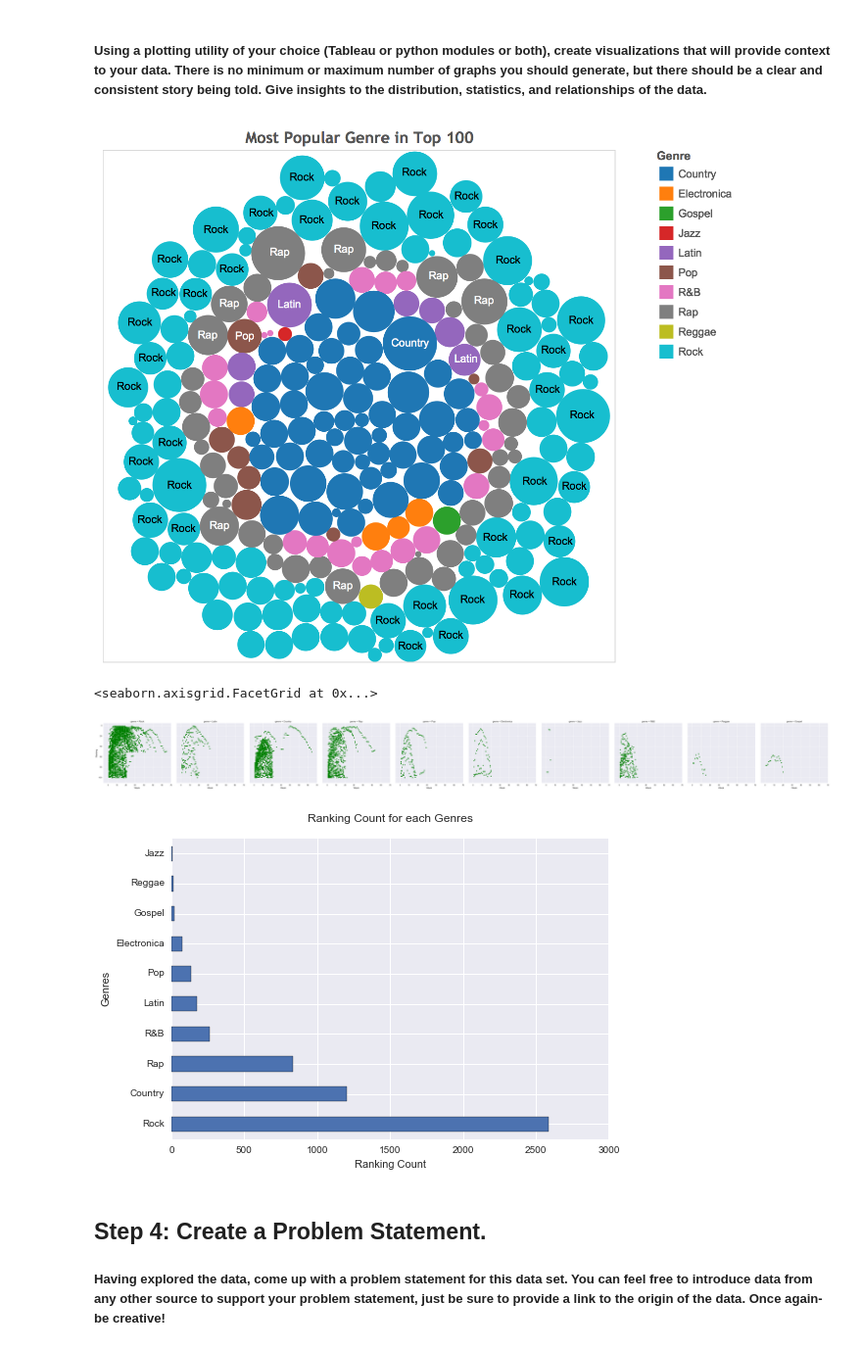
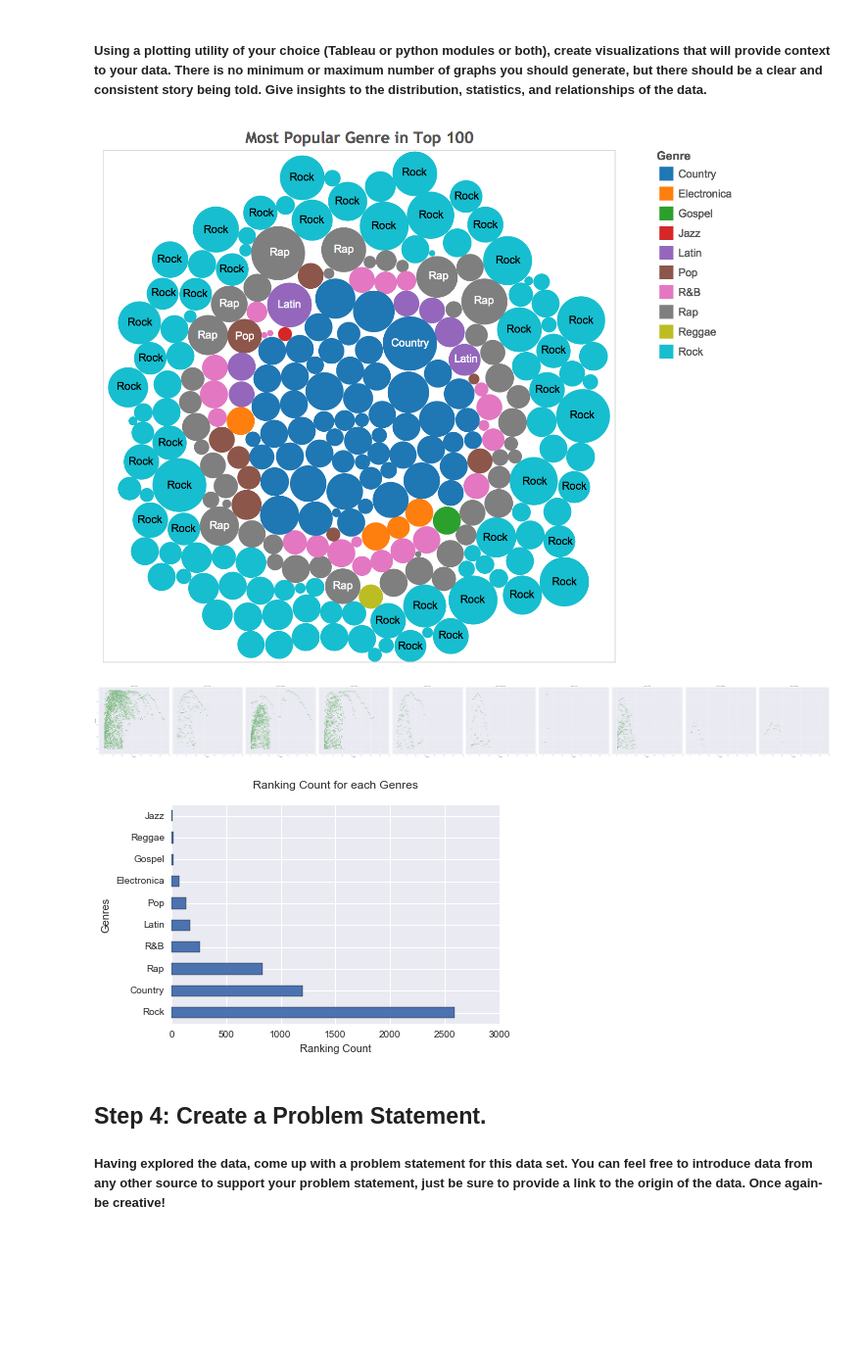
Before and after one commit to sanglee1214/Pandas, a Jupyter notebook: Project/Project 2/Notebooks/project_2.graded.ipynb, the cells around one changed output. Shown at 98% size. Cells and saved outputs as stored; diff of their text form; code cells hidden in the pictures; blank space fills up the shorter version.

Commit message:
Week 3 Day 1

```diff
--- a/Project/Project 2/Notebooks/project_2.graded.ipynb
+++ b/Project/Project 2/Notebooks/project_2.graded.ipynb
@@ -99,7 +99,7 @@ df
 ##### Using Pandas' built in `melt` function, pivot the weekly ranking data to be long rather than wide. As a result, you will have removed the 72 'week' columns and replace it with two: Week and Ranking. There will now be multiple entries for each song, one for each week on the Billboard rankings.
 # %%
 def deleteWeek(val):
-    if 'week' in x.lower():
+    if 'week' in x.lower() :
         strSplit = val.split(" ")
         weekIndex = int(strSplit[1])
         return weekIndex
@@ -108,13 +108,18 @@ def deleteWeek(val):
 weekStuff = [deleteWeek(x) for x in df.columns.tolist()]
 df.columns = weekStuff
 
-keepColumn = df.columns[:7].tolist()
+keepColumn = df.columns[1:7].tolist()
 weekColumn = df.columns[7:].tolist()
 
 newDF = pd.melt(df, id_vars=keepColumn ,value_vars=weekColumn, var_name='Week', value_name = 'Ranking')
 newDF = newDF.dropna()
 newDF.dtypes
 newDF['Week'] = newDF['Week'].astype(int)
-newDF
+newDF.sort_values('name')
 #newDF.to_csv("../assets/billboardClean.csv")
+newDF.head(10)
+
+newDFSorted = newDF.sort_values(['name', 'Week'], ascending = True)
+newDFSorted.groupby(["name", "track"], as_index=True)
+newDFSorted.head(10)
 # %% [output]
@@ -170,26 +167,25 @@ Making a dictionary
 # %%
 from IPython.display import Image
 from IPython.display import display
 %matplotlib inline
 
 x = Image(filename='../assets/Most Popular Genre.png')
 display(x)
 
 import seaborn as sns
 import matplotlib
 import matplotlib.pyplot as plt
 
 #MG This chart is not easy to view.
-g = sns.FacetGrid(newDF, col="genre", size = 5)
+g = sns.FacetGrid(newDF, col="genre", size = 10,)
 g.map(plt.scatter, "Week", "Ranking", color = 'g')
 g.set(xlim=(-5, 70), ylim=(110, -5))
-
+g.savefig("genres.png")
 #genreNumbers = pd.pivot_table(newDF, index = ["genre"], values = ["Ranking"], aggfunc = len)
 #newHist = genreNumbers.plot.barh(title = "Ranking For Each Genres")
 # %% [output]
 [figure]
-<seaborn.axisgrid.FacetGrid at 0x...>
-[figure, old version]
+[figure, new version]
 # %%
 top_genres = newDF.genre.value_counts()
 top_genres.plot(kind='barh')
@@ -198,7 +194,7 @@ plt.ylabel('Genres')
 plt.title('Ranking Count for each Genres\n')
 plt.show()
 # %% [output]
-[figure, old version]
+[figure, new version]
 # %% [markdown]
 ## Step 4: Create a Problem Statement.
 
```
Also changed, not shown: parts of 3 cells of this notebook, 15 other files.
